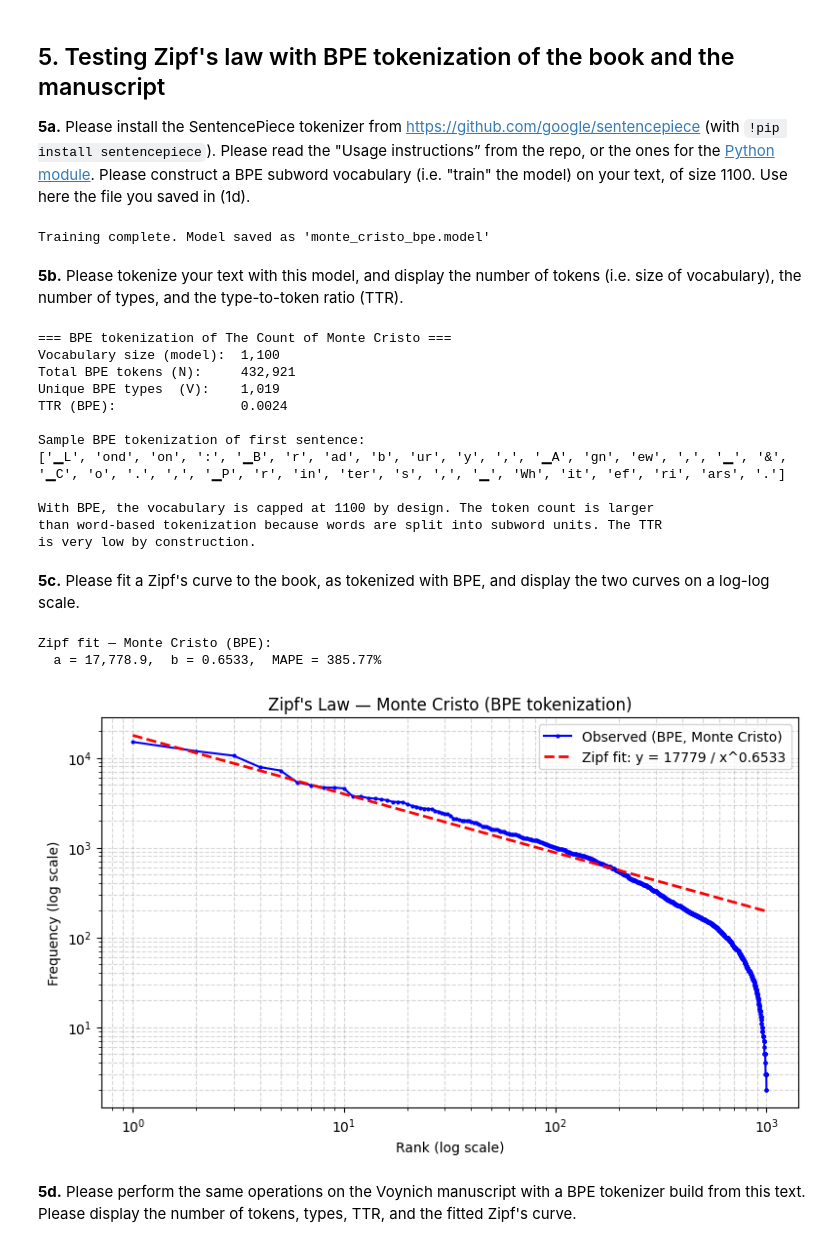
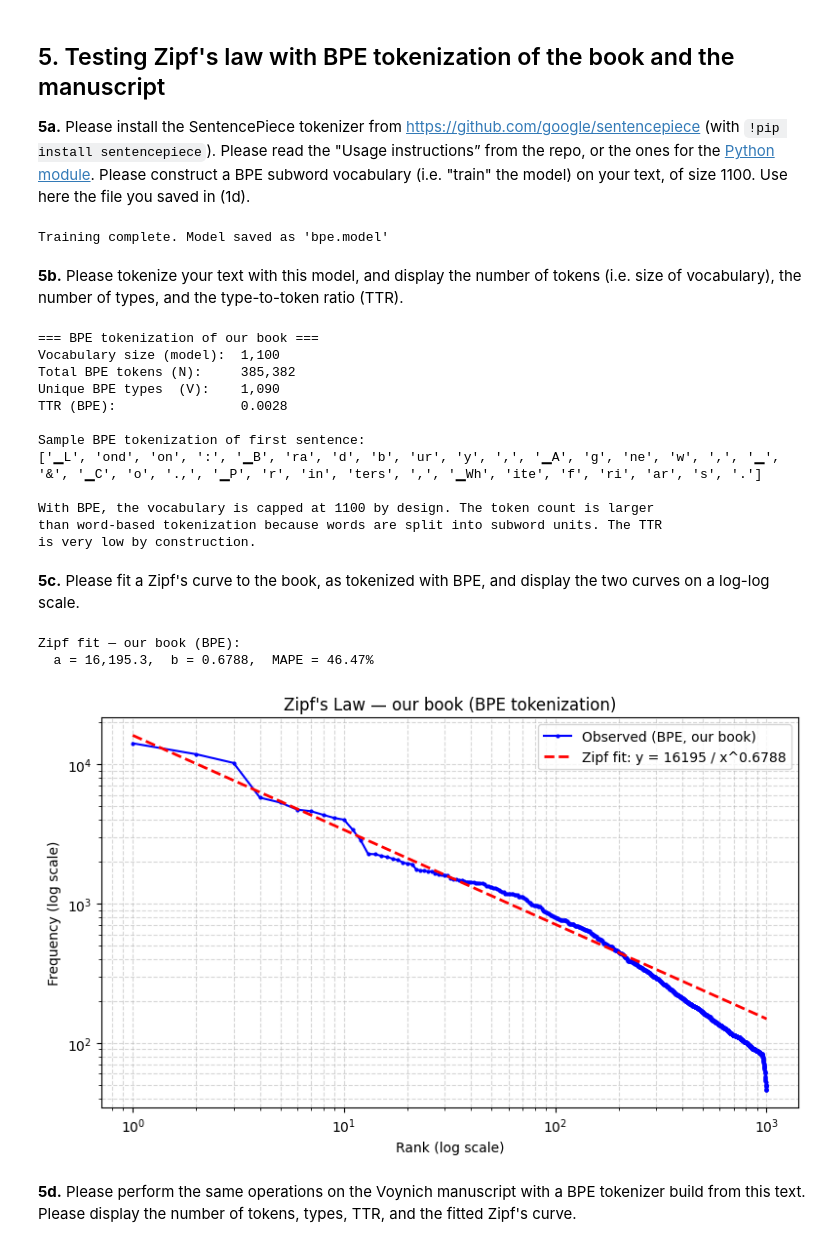
Before and after one commit to pdsalus/AdvNLP_projects, a Jupyter notebook: Lab_1/MSE_AdvNLP_Lab1_student_magilolg_saluspio.ipynb, the cells around one changed output. Cells and saved outputs as stored; diff of their text form; code cells hidden in the pictures.

```diff
--- a/Lab_1/MSE_AdvNLP_Lab1_student_magilolg_saluspio.ipynb
+++ b/Lab_1/MSE_AdvNLP_Lab1_student_magilolg_saluspio.ipynb
@@ -174,7 +191,7 @@ line breaks in step 1b clearly helped by giving NLTK proper sentence-length cont
 # %%
 # Please write your Python code in this cell and execute it.
 
-output_file = 'monte_cristo_sentences.txt'
+output_file = 'sentences.txt'
 
 with open(output_file, 'w', encoding='utf-8') as f:
     for sent in sentences:
@@ -598,25 +614,25 @@ import sentencepiece as spm
 # %%
 # Please write your Python code in this cell and execute it.
 
-# Train a BPE SentencePiece model on the Monte Cristo sentences file
+# Train a BPE SentencePiece model on the sentences file
 spm.SentencePieceTrainer.train(
-    input='monte_cristo_sentences.txt',
-    model_prefix='monte_cristo_bpe',
+    input='sentences.txt',
+    model_prefix='bpe',
     vocab_size=1100,
     model_type='bpe',        # BPE (Byte Pair Encoding)
     character_coverage=1.0,  # cover all characters in the text
     pad_id=0, unk_id=1, bos_id=2, eos_id=3
 )
-print("Training complete. Model saved as 'monte_cristo_bpe.model'")
+print("Training complete. Model saved as 'bpe.model'")
 # %% [output]
-Training complete. Model saved as 'monte_cristo_bpe.model'
+Training complete. Model saved as 'bpe.model'
 # %% [markdown]
 **5b.** Please tokenize your text with this model, and display the number of tokens (i.e. size of vocabulary), the number of types, and the type-to-token ratio (TTR).
 # %%
 # Please write your Python code in this cell and execute it.
 
 sp_mc = spm.SentencePieceProcessor()
-sp_mc.load('monte_cristo_bpe.model')
+sp_mc.load('bpe.model')
 
 bpe_tokens_mc = []
 for sent in sentences:
@@ -626,7 +642,7 @@ N_bpe_mc   = len(bpe_tokens_mc)
 V_bpe_mc   = len(set(bpe_tokens_mc))
 TTR_bpe_mc = V_bpe_mc / N_bpe_mc
 
-print('=== BPE tokenization of The Count of Monte Cristo ===')
+print('=== BPE tokenization of our book ===')
 print(f'Vocabulary size (model):  {sp_mc.get_piece_size():,}')
 print(f'Total BPE tokens (N):     {N_bpe_mc:,}')
 print(f'Unique BPE types  (V):    {V_bpe_mc:,}')
@@ -640,14 +656,14 @@ than word-based tokenization because words are split into subword units. The TTR
 is very low by construction.
 """)
 # %% [output]
-=== BPE tokenization of The Count of Monte Cristo ===
+=== BPE tokenization of our book ===
 Vocabulary size (model):  1,100
-Total BPE tokens (N):     432,921
-Unique BPE types  (V):    1,019
-TTR (BPE):                0.0024
+Total BPE tokens (N):     385,382
+Unique BPE types  (V):    1,090
+TTR (BPE):                0.0028
 
 Sample BPE tokenization of first sentence:
-['▁L', 'ond', 'on', ':', '▁B', 'r', 'ad', 'b', 'ur', 'y', ',', '▁A', 'gn', 'ew', ',', '▁', '&', '▁C', 'o', '.', ',', '▁P', 'r', 'in', 'ter', 's', ',', '▁', 'Wh', 'it', 'ef', 'ri', 'ars', '.']
+['▁L', 'ond', 'on', ':', '▁B', 'ra', 'd', 'b', 'ur', 'y', ',', '▁A', 'g', 'ne', 'w', ',', '▁', '&', '▁C', 'o', '.,', '▁P', 'r', 'in', 'ters', ',', '▁Wh', 'ite', 'f', 'ri', 'ar', 's', '.']
 
 With BPE, the vocabulary is capped at 1100 by design. The token count is larger
 than word-based tokenization because words are split into subword units. The TTR
@@ -657,32 +673,32 @@ is very low by construction.
 # %%
 # Please write your Python code in this cell and execute it.
 
 fdist_bpe_mc = nltk.FreqDist(bpe_tokens_mc)
 top_bpe_mc = fdist_bpe_mc.most_common(1000)
 r_bpe_mc = np.arange(1, len(top_bpe_mc) + 1)
 f_bpe_mc = np.array([c for _, c in top_bpe_mc])
 
 popt_bpe_mc, _ = curve_fit(zipf_model, r_bpe_mc, f_bpe_mc, p0=[200000, 1.0], maxfev=10000)
 a_bpe_mc, b_bpe_mc = popt_bpe_mc
 f_bpe_mc_pred = zipf_model(r_bpe_mc, a_bpe_mc, b_bpe_mc)
 mape_bpe_mc = np.mean(np.abs((f_bpe_mc - f_bpe_mc_pred) / f_bpe_mc)) * 100
 
-print(f'Zipf fit — Monte Cristo (BPE):')
+print(f'Zipf fit — our book (BPE):')
 print(f'  a = {a_bpe_mc:,.1f},  b = {b_bpe_mc:.4f},  MAPE = {mape_bpe_mc:.2f}%')
 
 plt.figure(figsize=(8, 5))
-plt.plot(r_bpe_mc, f_bpe_mc, 'b-o', markersize=2, label='Observed (BPE, Monte Cristo)')
+plt.plot(r_bpe_mc, f_bpe_mc, 'b-o', markersize=2, label='Observed (BPE, our book)')
 plt.plot(r_bpe_mc, f_bpe_mc_pred, 'r--', linewidth=2,
          label=f'Zipf fit: y = {a_bpe_mc:.0f} / x^{b_bpe_mc:.4f}')
 plt.xscale('log'); plt.yscale('log')
 plt.xlabel('Rank (log scale)'); plt.ylabel('Frequency (log scale)')
-plt.title("Zipf's Law — Monte Cristo (BPE tokenization)")
+plt.title("Zipf's Law — our book (BPE tokenization)")
 plt.legend(); plt.grid(True, which='both', linestyle='--', alpha=0.5)
 plt.tight_layout(); plt.show()
 # %% [output]
-Zipf fit — Monte Cristo (BPE):
-  a = 17,778.9,  b = 0.6533,  MAPE = 385.77%
+Zipf fit — our book (BPE):
+  a = 16,195.3,  b = 0.6788,  MAPE = 46.47%
-[figure, old version]
+[figure, new version]
 # %% [markdown]
 **5d.** Please perform the same operations on the Voynich manuscript with a BPE tokenizer build from this text.  Please display the number of tokens, types, TTR, and the fitted Zipf's curve.
 # %%
```
Also changed, not shown: parts of 15 cells of this notebook, 5 other files.
